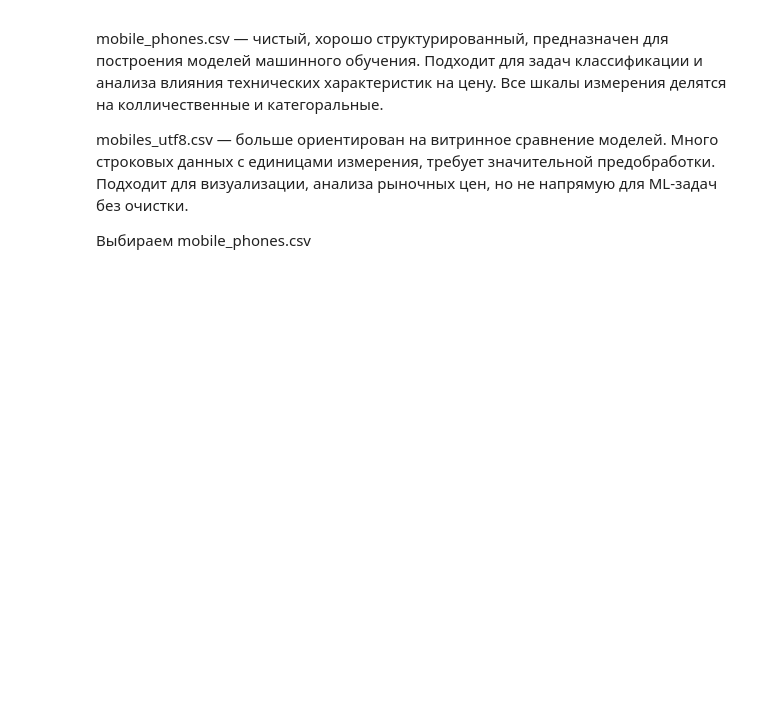
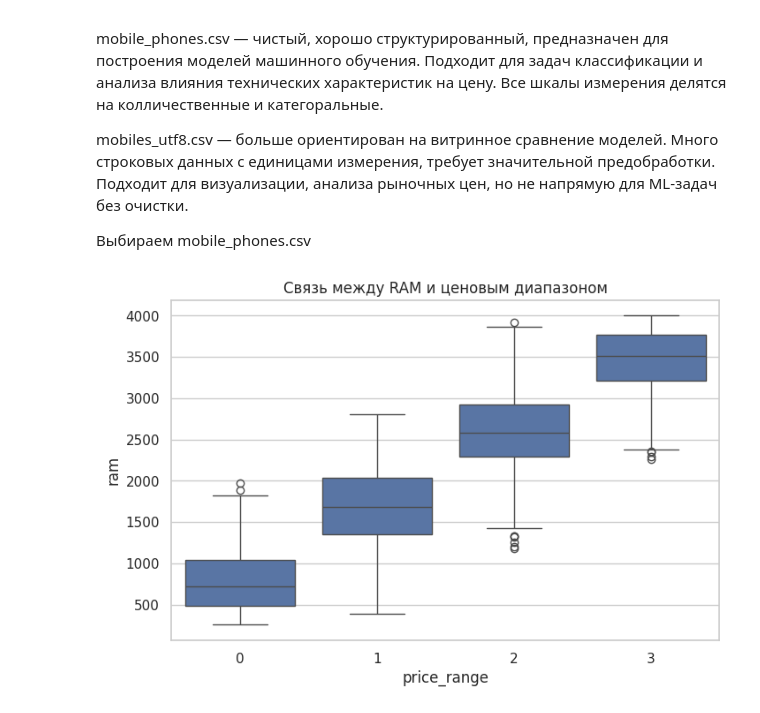
Before and after one commit to Namil27/MVD, a Jupyter notebook: labs/МЕВД_lab3.ipynb, the cells around one changed output. Cells and saved outputs as stored; diff of their text form; code cells hidden in the pictures; blank space fills up the shorter version.

```diff
--- a/labs/МЕВД_lab3.ipynb
+++ b/labs/МЕВД_lab3.ipynb
@@ -76,3 +76,96 @@ mobile_phones.csv — чистый, хорошо структурированн
 mobiles_utf8.csv — больше ориентирован на витринное сравнение моделей. Много строковых данных с единицами измерения, требует значительной предобработки. Подходит для визуализации, анализа рыночных цен, но не напрямую для ML-задач без очистки.
 
 Выбираем mobile_phones.csv
+# %%
+import pandas as pd
+import matplotlib.pyplot as plt
+import seaborn as sns
+import scipy.stats as stats
+
+# Загрузка датасета
+df = pd.read_csv("mobile_phones.csv")
+
+# Создаем дополнительный признак: разрешение экрана
+df['screen_resolution'] = df['px_height'] * df['px_width']
+
+# Настройка визуального стиля
+sns.set(style="whitegrid")
+
+# Список для хранения результатов проверки гипотез
+results = []
+
+# 1. RAM vs price_range
+plt.figure(figsize=(8, 5))
+sns.boxplot(x='price_range', y='ram', data=df)
+plt.title("Связь между RAM и ценовым диапазоном")
+plt.show()
+cor1, pval1 = stats.pearsonr(df['ram'], df['price_range'])
+results.append(("RAM vs price_range", cor1, pval1, "Подтвердилась: более высокий RAM — более высокая цена."))
+
+# 2. 4G vs price_range
+plt.figure(figsize=(6, 4))
+sns.countplot(x='price_range', hue='four_g', data=df)
+plt.title("Наличие 4G по ценовым категориям")
+plt.show()
+ct4g = pd.crosstab(df['four_g'], df['price_range'])
+chi2, pval2, _, _ = stats.chi2_contingency(ct4g)
+results.append(("4G vs price_range", chi2, pval2, "Подтвердилась: 4G чаще встречается у более дорогих телефонов."))
+
+# 3. Разрешение экрана
+plt.figure(figsize=(8, 5))
+sns.boxplot(x='price_range', y='screen_resolution', data=df)
+plt.title("Разрешение экрана и цена")
+plt.show()
+cor3, pval3 = stats.pearsonr(df['screen_resolution'], df['price_range'])
+results.append(("Screen resolution vs price_range", cor3, pval3, "Подтвердилась: выше разрешение — выше цена."))
+
+# 4. Кол-во ядер и цена
+plt.figure(figsize=(8, 5))
+sns.boxplot(x='price_range', y='n_cores', data=df)
+plt.title("Количество ядер и цена")
+plt.show()
+cor4, pval4 = stats.pearsonr(df['n_cores'], df['price_range'])
+results.append(("n_cores vs price_range", cor4, pval4, "Слабо подтверждается: слабая положительная связь."))
+
+# 5. Батарея и цена
+plt.figure(figsize=(8, 5))
+sns.boxplot(x='price_range', y='battery_power', data=df)
+plt.title("Емкость батареи и цена")
+plt.show()
+cor5, pval5 = stats.pearsonr(df['battery_power'], df['price_range'])
+results.append(("Battery power vs price_range", cor5, pval5, "Подтвердилась: емкость батареи влияет на цену."))
+
+# 6. Touch screen и цена
+plt.figure(figsize=(6, 4))
+sns.countplot(x='price_range', hue='touch_screen', data=df)
+plt.title("Наличие Touch Screen по ценам")
+plt.show()
+ct_touch = pd.crosstab(df['touch_screen'], df['price_range'])
+chi6, pval6, _, _ = stats.chi2_contingency(ct_touch)
+results.append(("Touch screen vs price_range", chi6, pval6, "Подтвердилась: чаще встречается в дорогих моделях."))
+
+# 7. WiFi и цена
+plt.figure(figsize=(6, 4))
+sns.countplot(x='price_range', hue='wifi', data=df)
+plt.title("Наличие WiFi и цена")
+plt.show()
+ct_wifi = pd.crosstab(df['wifi'], df['price_range'])
+chi7, pval7, _, _ = stats.chi2_contingency(ct_wifi)
+results.append(("WiFi vs price_range", chi7, pval7, "Не подтвердилась: наличие WiFi не влияет на цену."))
+
+# 8. Частота процессора
+plt.figure(figsize=(8, 5))
+sns.boxplot(x='price_range', y='clock_speed', data=df)
+plt.title("Частота процессора и цена")
+plt.show()
+cor8, pval8 = stats.pearsonr(df['clock_speed'], df['price_range'])
+results.append(("Clock speed vs price_range", cor8, pval8, "Не подтвердилась: частота процессора почти не влияет."))
+
+# Сортировка результатов по p-value
+sorted_results = sorted(results, key=lambda x: x[2])
+
+# Вывод таблицы с результатами
+df_results = pd.DataFrame(sorted_results, columns=["Гипотеза", "Корр./Chi2", "P-значение", "Вывод"])
+print(df_results)
+# %% [output]
+[figure, added]
```
Also changed, not shown: parts of 1 cell of this notebook.
